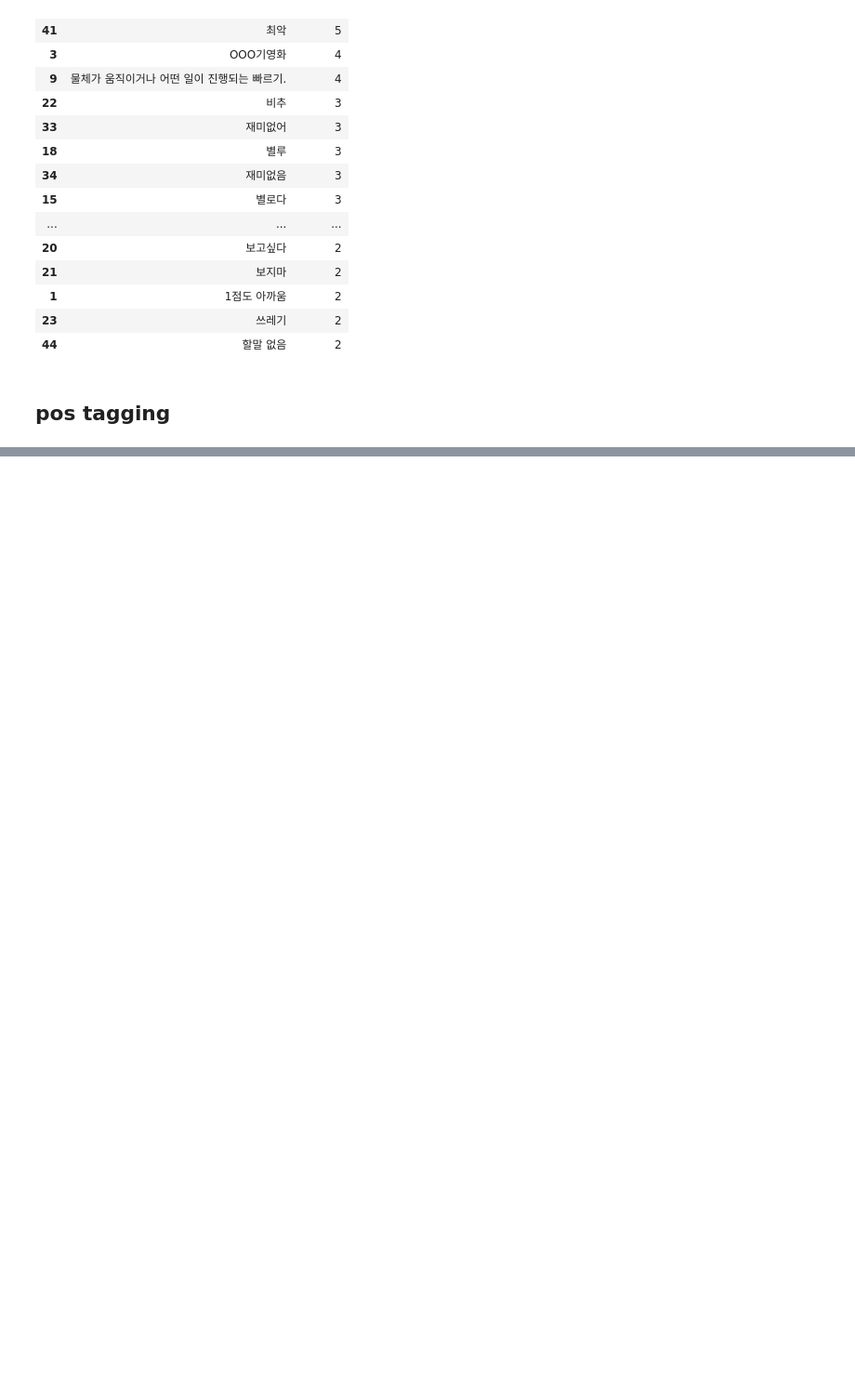
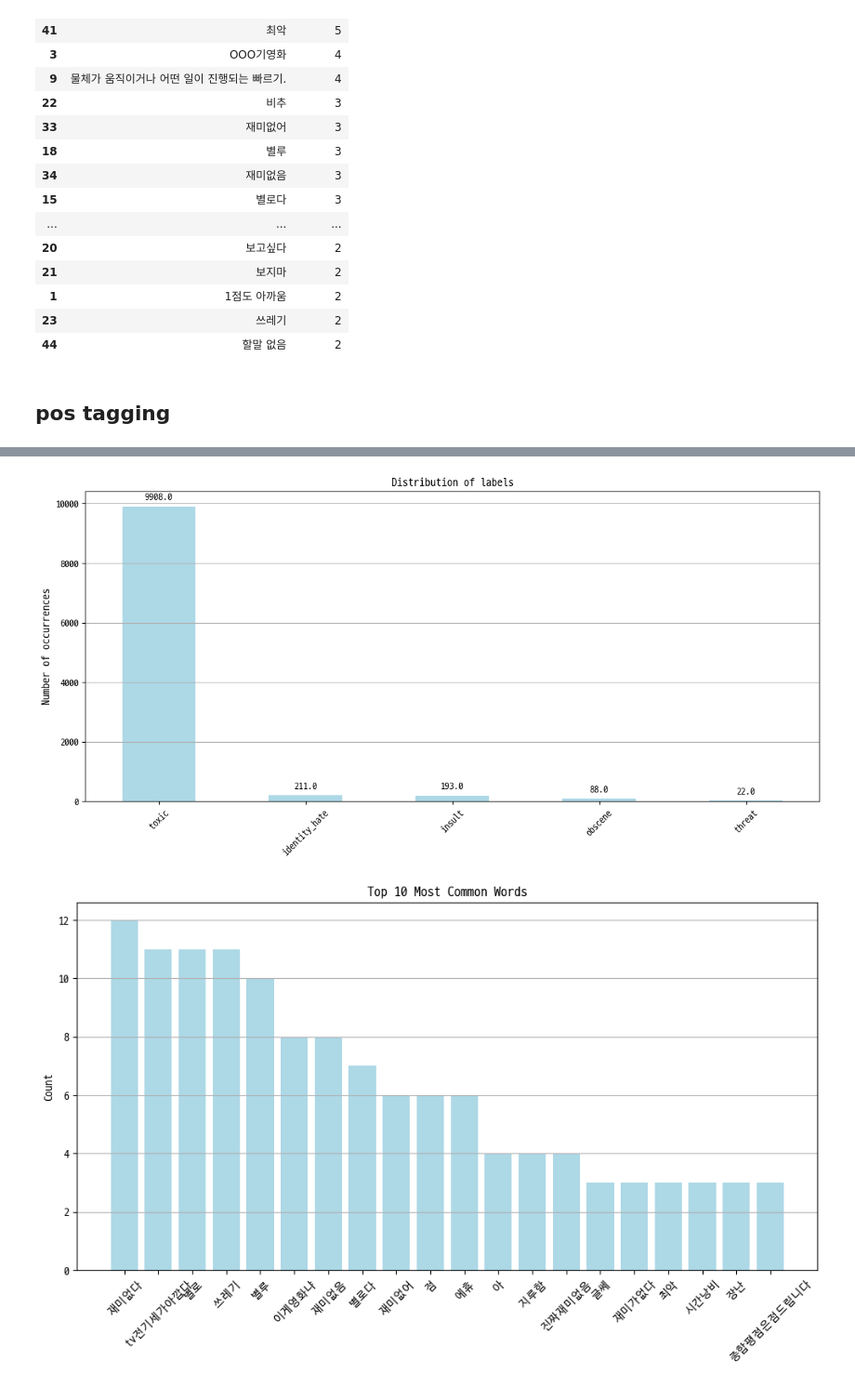
Before and after one commit to yong-again/Sentiment, a Jupyter notebook: temp.ipynb, the cells around one changed output, grey strips where cells are left out. Shown at 93% size. Drawn from its saved outputs; the diff is of its cells as text; code cells hidden in the pictures; blank space fills up the shorter version.

```diff
--- a/temp.ipynb
+++ b/temp.ipynb
@@ -358,0 +411,8 @@ test
+# %%
+analysis = KoreanTextAnalysis(data_path='./data/ko_test_label.csv')
+analysis.preprocess_text()
+analysis.label_distribution()
+top_words = analysis.word_counts(n=10, plot=True)
+# %% [output]
+[figure, added]
+[figure, added]
```
Also changed, not shown: parts of 12 cells of this notebook, 1 other file.
